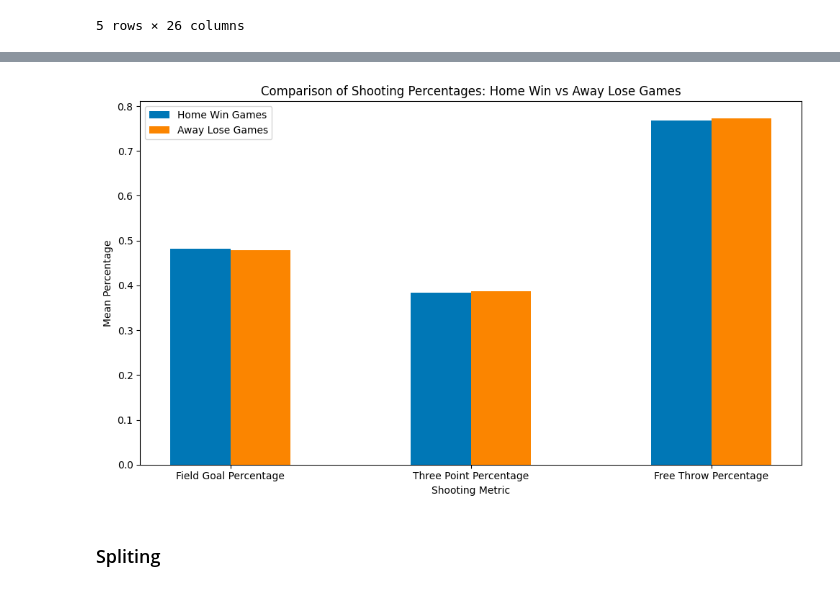
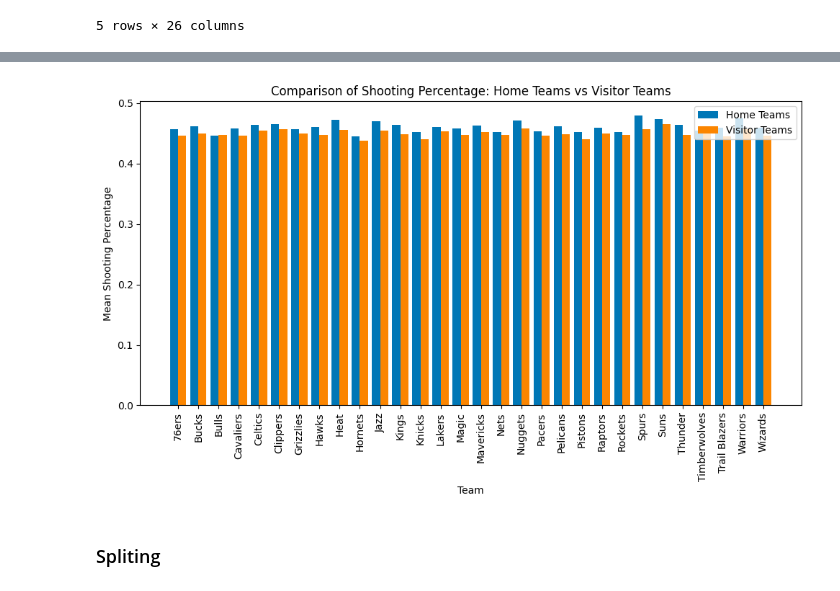
Before and after one commit to WaffIee/ML_Predict_outcome_Match, a Jupyter notebook: Outcome_Match.ipynb, the cells around one changed output, grey strips where cells are left out. Drawn from its saved outputs; the diff is of its cells as text; code cells hidden in the pictures.

```diff
--- a/Outcome_Match.ipynb
+++ b/Outcome_Match.ipynb
@@ -241,20 +201,3 @@ games_df.head()
 | 3 | 2022-12-21 | 22200467 | Final | 76ers | Pistons | 2022 | 1610612755 | 113.0 | ... |
 | 4 | 2022-12-21 | 22200468 | Final | Hawks | Bulls | 2022 | 1610612737 | 108.0 | ... |
 5 rows × 26 columns
-# %%
-# Calculate Elo difference
-games_df['Elo_Difference'] = games_df['Elo_away'] - games_df['Elo_Home']
-
-# Save dataframe to CSV
-games_df.to_csv('games_cleaned.csv', index=False)
-# %%
-# finale dataset :
-
-# deleting points and wins culmns . after using it to calculate the features X
-
-games_df = pd.read_csv('games_cleaned.csv')
-
-columns_to_drop = ['GAME_DATE_EST', 'GAME_ID', 'GAME_STATUS_TEXT', 'SEASON', 'PTS_home', 'PTS_away']
-games_df = games_df.drop(columns=columns_to_drop)
-
-games_df.head()
@@ -301,31 +326,37 @@ plt.show()
 # %%
-home_filt = games_df[games_df['HOME_TEAM_WINS'] == 1]
-away_filt = games_df[games_df['HOME_TEAM_WINS'] == 0]
-x = [
-    home_filt['FG_PCT_home'].mean(),
-    home_filt['FG3_PCT_home'].mean(),
-    home_filt['FT_PCT_home'].mean()
-]
-y = [
-    away_filt['FG_PCT_away'].mean(),
-    away_filt['FG3_PCT_away'].mean(),
-    away_filt['FT_PCT_away'].mean()
-]
-ti = ['Field Goal Percentage', 'Three Point Percentage', 'Free Throw Percentage']
+# Calculate the mean shooting percentage for home teams and visitor teams
+home_pct = games_df.groupby('home_team')['FG_PCT_home'].mean()
+visitor_pct = games_df.groupby('visitor_team')['FG_PCT_away'].mean()
+
+# Set the figure size
 plt.figure(figsize=(10, 6))
-hor = np.arange(len(ti))
 
-plt.bar(hor, x, width=0.25, color='#0077b6', label='Home Win Games')
-plt.bar(hor + 0.25, y, width=0.25, color='#fb8500', label='Away Lose Games')
-plt.xticks(hor + 0.125, ti)
-plt.title('Comparison of Shooting Percentages: Home Win vs Away Lose Games')
-plt.xlabel('Shooting Metric')
-plt.ylabel('Mean Percentage')
+# Set the x-axis positions
+hor = np.arange(len(home_pct))
+
+# Plot the bar chart
+plt.bar(hor, home_pct, width=0.4, color='#0077b6', label='Home Teams')
+plt.bar(hor + 0.4, visitor_pct, width=0.4, color='#fb8500', label='Visitor Teams')
+
+# Set the x-axis labels
+plt.xticks(hor + 0.2, home_pct.index)
+
+# Set the title and axis labels
+plt.title('Comparison of Shooting Percentage: Home Teams vs Visitor Teams')
+plt.xlabel('Team')
+plt.ylabel('Mean Shooting Percentage')
+
+# Display the legend
 plt.legend()
+
+# Rotate x-axis labels for better readability
+plt.xticks(rotation=90)
+
+# Adjust the layout and display the plot
 plt.tight_layout()
 plt.show()
 # %% [output]
-[figure, old version]
+[figure, new version]
 # %% [markdown]
 ### Spliting
 # %%
```
Also changed, not shown: parts of 19 cells of this notebook, 1 other file.
